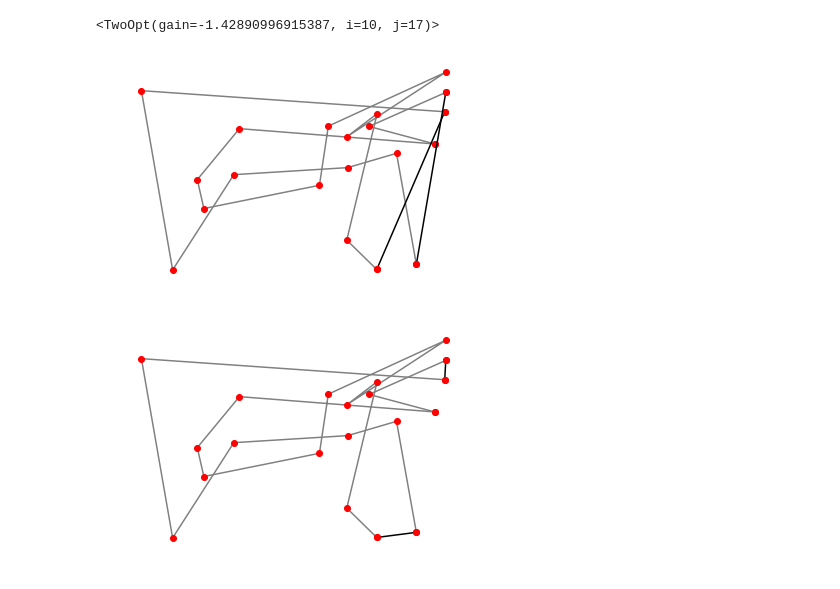
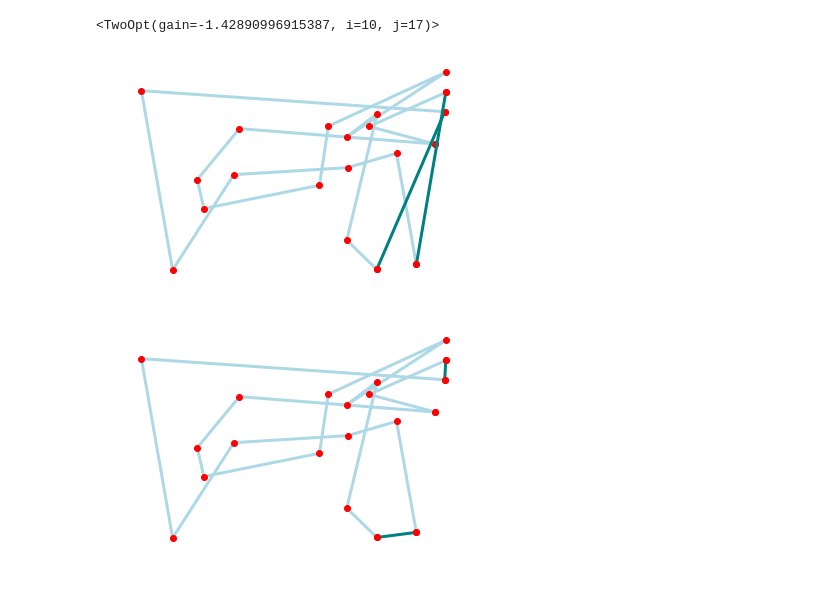
Before and after one commit to jvkersch/notebooks, a Jupyter notebook: 2-opt.ipynb, the cells around one changed output. Drawn from its saved outputs; the diff is of its cells as text; code cells hidden in the pictures.

```diff
--- a/2-opt.ipynb
+++ b/2-opt.ipynb
@@ -108,7 +108,7 @@ class TwoOpt:
 
     def apply(self):
         n = self._tour.length
-        self._tour.reverse((self.i+1)%n, (self.j+1)%n)
+        self._tour.reverse(self.i+1, self.j+1)
 
     def plot(self, ax=None):
         if ax is None:
@@ -209,9 +209,14 @@ opt = get_best_two_opt(tour)
 opt
 # %% [output]
 <TwoOpt(gain=-1.42890996915387, i=10, j=17)>
+# %%
+LINE_COLOR = "lightblue"
+DOT_COLOR = "red"
+EMPHASIS_COLOR = "teal"
+LW = 3
 # %%
-def plot_edges(ax, xs, ys, **kwds):
-    ax.plot(xs, ys, **kwds)
-    ax.plot(xs, ys, 'ro')
+def plot_edges(ax, xs, ys, color=LINE_COLOR):
+    ax.plot(xs, ys, color=color, lw=LW)
+    ax.plot(xs, ys, 'o', color=DOT_COLOR)
     ax.set_axis_off()
 # %%
@@ -222,26 +229,29 @@ def plot_tour(ax, tour):
 # %%
-def plot_two_opt_before(ax, tour, opt):
+def plot_two_opt_before(ax, tour, opt, title=None):
     i, j = opt.i, opt.j
     if i > j:
         i, j = j, i
 
     xs = np.hstack((tour.xs, tour.xs[0]))
     ys = np.hstack((tour.ys, tour.ys[0]))
 
-    plot_edges(ax, xs[:i+1], ys[:i+1], color="gray")
-    plot_edges(ax, xs[i+1:j+1], ys[i+1:j+1], color="gray")
-    plot_edges(ax, xs[j+1:], ys[j+1:], color="gray")
+    plot_edges(ax, xs[:i+1], ys[:i+1])
+    plot_edges(ax, xs[i+1:j+1], ys[i+1:j+1])
+    plot_edges(ax, xs[j+1:], ys[j+1:])
 
-    plot_edges(ax, xs[i:i+2], ys[i:i+2], color="black")
-    plot_edges(ax, xs[j:j+2], ys[j:j+2], color="black")
+    plot_edges(ax, xs[i:i+2], ys[i:i+2], color=EMPHASIS_COLOR)
+    plot_edges(ax, xs[j:j+2], ys[j:j+2], color=EMPHASIS_COLOR)
+
+    if title is not None:
+        ax.set_title(title)
 
 
 fig, ax = plt.subplots()
 plot_two_opt_before(ax, tour, opt)
 # %% [output]
-[figure, old version]
+[figure, new version]
 # %%
-def plot_two_opt_after(ax, tour, opt):
+def plot_two_opt_after(ax, tour, opt, title=None):
     i, j = opt.i, opt.j
     if i > j:
         i, j = j, i
@@ -249,18 +259,21 @@ def plot_two_opt_after(ax, tour, opt):
     xs = np.hstack((tour.xs, tour.xs[0]))
     ys = np.hstack((tour.ys, tour.ys[0]))
 
-    plot_edges(ax, xs[:i+1], ys[:i+1], color="gray")
-    plot_edges(ax, xs[i+1:j+1], ys[i+1:j+1], color="gray")
-    plot_edges(ax, xs[j+1:], ys[j+1:], color="gray")
+    plot_edges(ax, xs[:i+1], ys[:i+1])
+    plot_edges(ax, xs[i+1:j+1], ys[i+1:j+1])
+    plot_edges(ax, xs[j+1:], ys[j+1:])
 
-    plot_edges(ax, (xs[i], xs[j]), (ys[i], ys[j]), color="black")
-    plot_edges(ax, (xs[i+1], xs[j+1]), (ys[i+1], ys[j+1]), color="black")
+    plot_edges(ax, (xs[i], xs[j]), (ys[i], ys[j]), color=EMPHASIS_COLOR)
+    plot_edges(ax, (xs[i+1], xs[j+1]), (ys[i+1], ys[j+1]), color=EMPHASIS_COLOR)
+
+    if title is not None:
+        ax.set_title(title)
 
 
 fig, ax = plt.subplots()
 plot_two_opt_after(ax, tour, opt)
 # %% [output]
-[figure, old version]
+[figure, new version]
 # %%
 def plot_before_after(axes, tour, opt):
     plot_tour(axes[0], tour)
```
Also changed, not shown: parts of 20 cells of this notebook.
